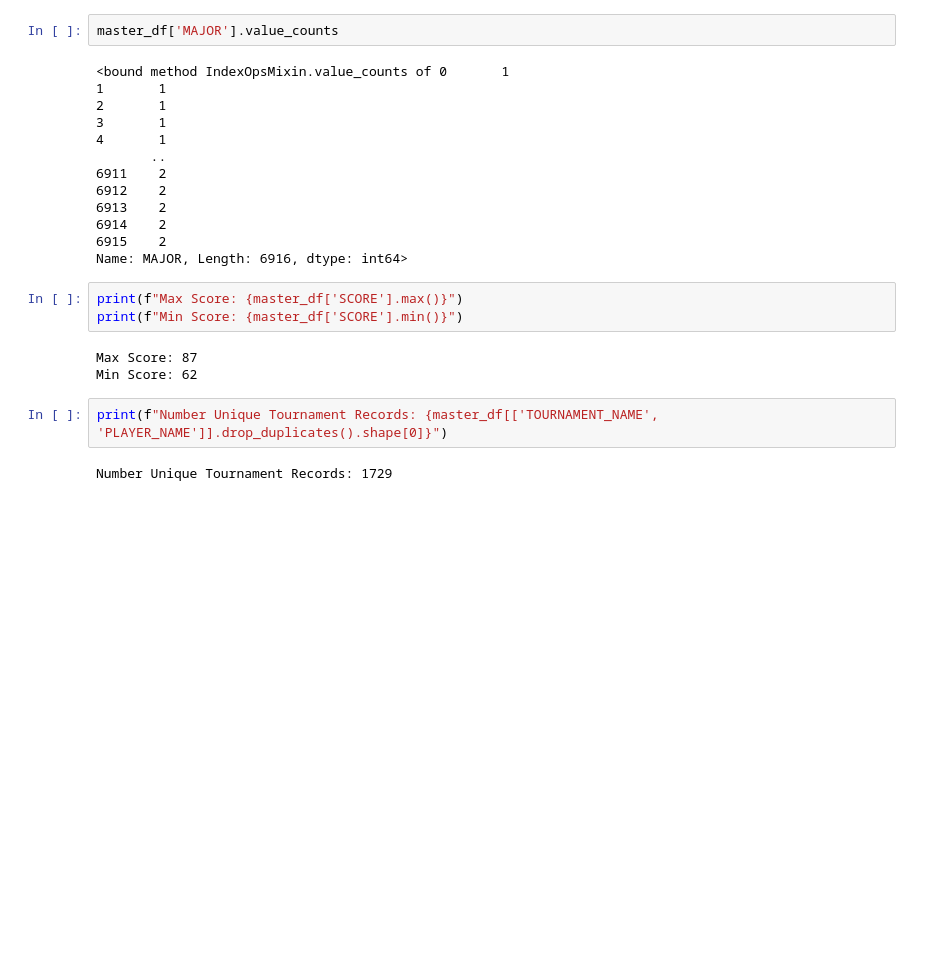
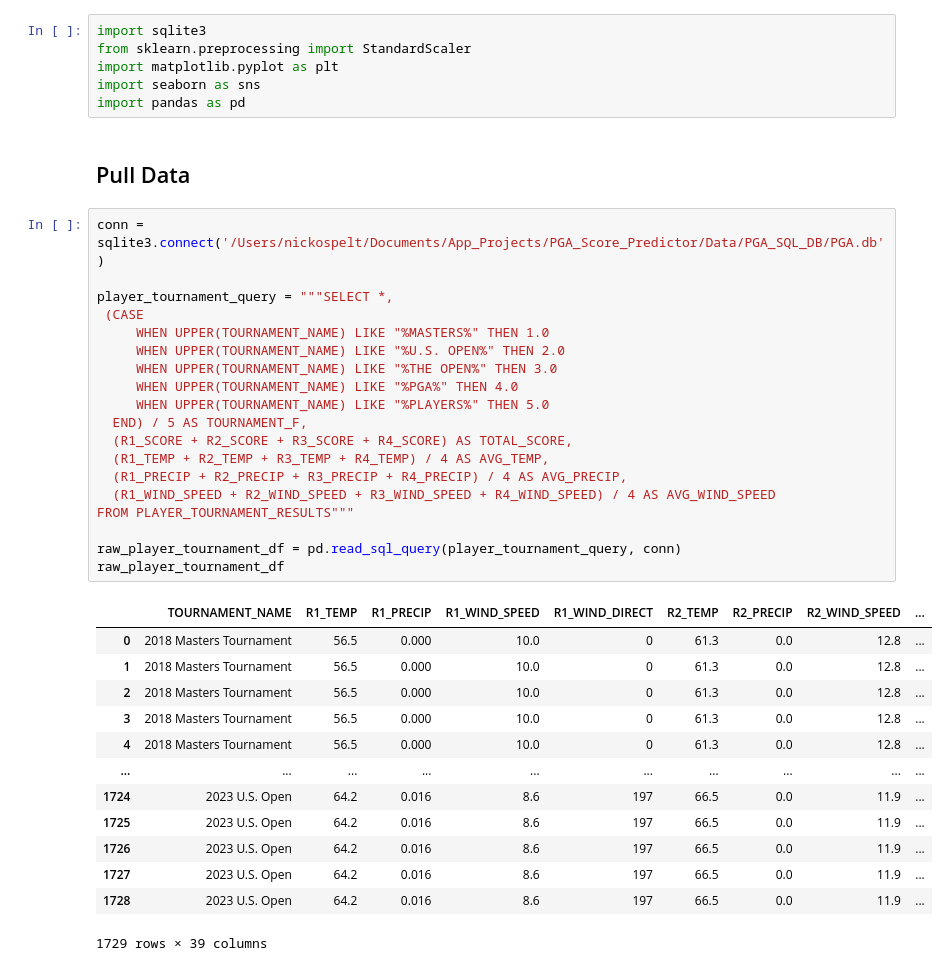
Before and after one commit to nickospelt/PGA_Score_Predictor, a Jupyter notebook: Model Development/exploratory.ipynb, the cells around one changed output. Saved outputs shown, nothing was run; the diff lists cells and outputs as text; blank space fills up the shorter version.

Commit message:
Initial Model Developement. Data analysis to generate ideas on how to improve intial model performance.

```diff
--- a/Model Development/exploratory.ipynb
+++ b/Model Development/exploratory.ipynb
@@ -44,25 +1,41 @@ See the caveats in the documentation: https://pandas.pydata.org/pandas-docs/stab
-# %%
-master_df['MAJOR'].value_counts
-# %% [output]
-<bound method IndexOpsMixin.value_counts of 0       1
-1       1
-2       1
-3       1
-4       1
-       ..
-6911    2
-6912    2
-6913    2
-6914    2
-6915    2
-Name: MAJOR, Length: 6916, dtype: int64>
-# %%
-print(f"Max Score: {master_df['SCORE'].max()}")
-print(f"Min Score: {master_df['SCORE'].min()}")
-# %% [output]
-Max Score: 87
-Min Score: 62
-# %%
-print(f"Number Unique Tournament Records: {master_df[['TOURNAMENT_NAME', 'PLAYER_NAME']].drop_duplicates().shape[0]}")
-# %% [output]
-Number Unique Tournament Records: 1729
+# %%
+import sqlite3
+from sklearn.preprocessing import StandardScaler
+import matplotlib.pyplot as plt
+import seaborn as sns
+import pandas as pd
+# %% [markdown]
+## Pull Data
+# %%
+conn = sqlite3.connect('/Users/nickospelt/Documents/App_Projects/PGA_Score_Predictor/Data/PGA_SQL_DB/PGA.db')
+
+player_tournament_query = """SELECT *,
+ (CASE
+     WHEN UPPER(TOURNAMENT_NAME) LIKE "%MASTERS%" THEN 1.0
+     WHEN UPPER(TOURNAMENT_NAME) LIKE "%U.S. OPEN%" THEN 2.0
+     WHEN UPPER(TOURNAMENT_NAME) LIKE "%THE OPEN%" THEN 3.0
+     WHEN UPPER(TOURNAMENT_NAME) LIKE "%PGA%" THEN 4.0
+     WHEN UPPER(TOURNAMENT_NAME) LIKE "%PLAYERS%" THEN 5.0
+  END) / 5 AS TOURNAMENT_F,
+  (R1_SCORE + R2_SCORE + R3_SCORE + R4_SCORE) AS TOTAL_SCORE,
+  (R1_TEMP + R2_TEMP + R3_TEMP + R4_TEMP) / 4 AS AVG_TEMP,
+  (R1_PRECIP + R2_PRECIP + R3_PRECIP + R4_PRECIP) / 4 AS AVG_PRECIP,
+  (R1_WIND_SPEED + R2_WIND_SPEED + R3_WIND_SPEED + R4_WIND_SPEED) / 4 AS AVG_WIND_SPEED
+FROM PLAYER_TOURNAMENT_RESULTS"""
+
+raw_player_tournament_df = pd.read_sql_query(player_tournament_query, conn)
+raw_player_tournament_df
+# %% [output]
+|  | TOURNAMENT_NAME | R1_TEMP | R1_PRECIP | R1_WIND_SPEED | R1_WIND_DIRECT | R2_TEMP | R2_PRECIP | R2_WIND_SPEED | ... |
+| 0 | 2018 Masters Tournament | 56.5 | 0.000 | 10.0 | 0 | 61.3 | 0.0 | 12.8 | ... |
+| 1 | 2018 Masters Tournament | 56.5 | 0.000 | 10.0 | 0 | 61.3 | 0.0 | 12.8 | ... |
+| 2 | 2018 Masters Tournament | 56.5 | 0.000 | 10.0 | 0 | 61.3 | 0.0 | 12.8 | ... |
+| 3 | 2018 Masters Tournament | 56.5 | 0.000 | 10.0 | 0 | 61.3 | 0.0 | 12.8 | ... |
+| 4 | 2018 Masters Tournament | 56.5 | 0.000 | 10.0 | 0 | 61.3 | 0.0 | 12.8 | ... |
+| ... | ... | ... | ... | ... | ... | ... | ... | ... | ... |
+| 1724 | 2023 U.S. Open | 64.2 | 0.016 | 8.6 | 197 | 66.5 | 0.0 | 11.9 | ... |
+| 1725 | 2023 U.S. Open | 64.2 | 0.016 | 8.6 | 197 | 66.5 | 0.0 | 11.9 | ... |
+| 1726 | 2023 U.S. Open | 64.2 | 0.016 | 8.6 | 197 | 66.5 | 0.0 | 11.9 | ... |
+| 1727 | 2023 U.S. Open | 64.2 | 0.016 | 8.6 | 197 | 66.5 | 0.0 | 11.9 | ... |
+| 1728 | 2023 U.S. Open | 64.2 | 0.016 | 8.6 | 197 | 66.5 | 0.0 | 11.9 | ... |
+1729 rows × 39 columns
```
Also changed, not shown: parts of 20 cells of this notebook, 6 other files.
